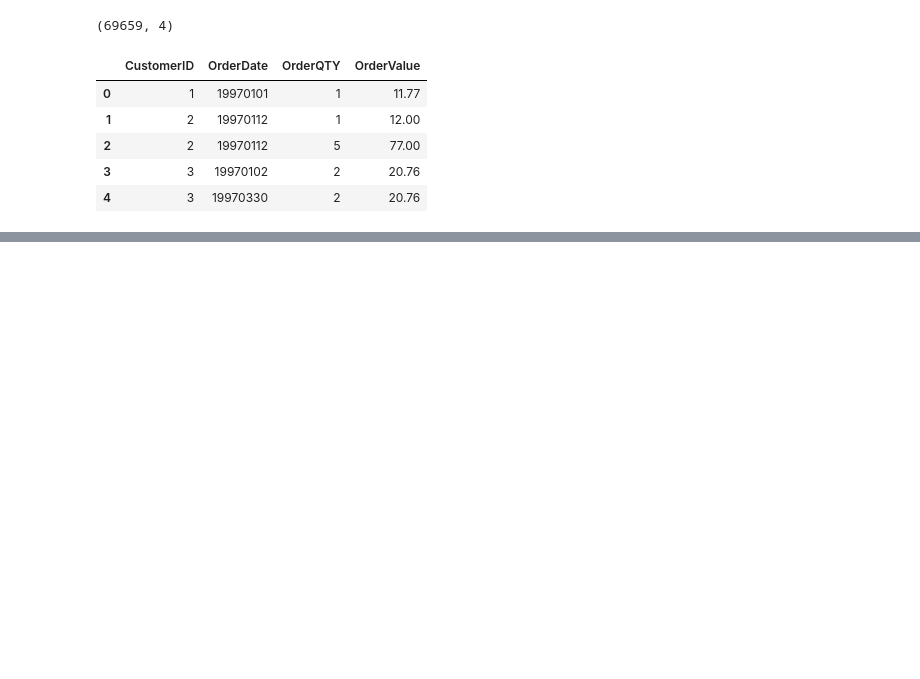
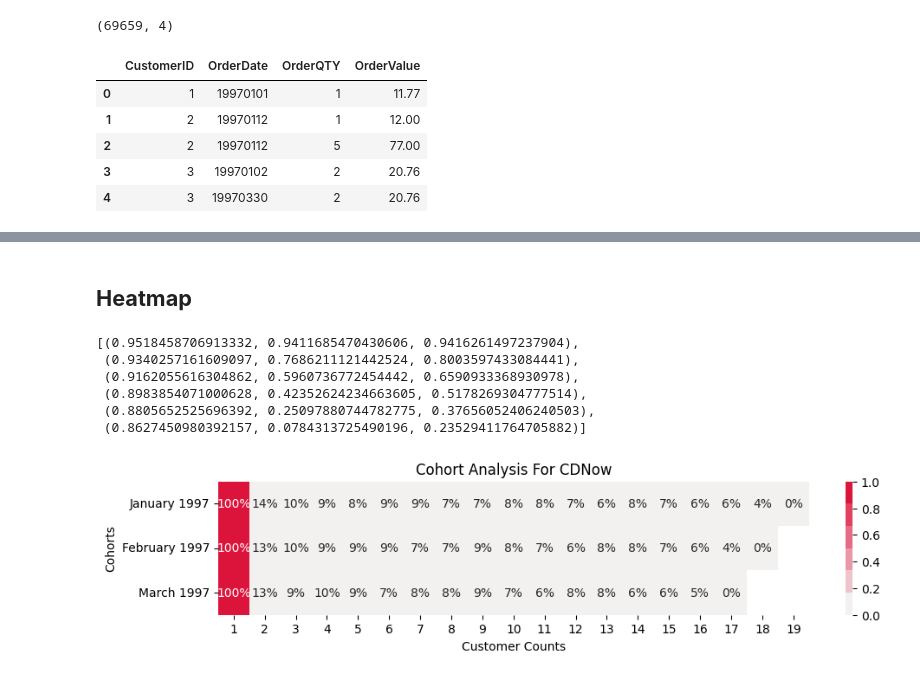
Before and after one commit to akshayyewle/Marketing-Analytics, a Jupyter notebook: 10 CLV Prediction Using Machine Learning/Python Notebook.ipynb, the cells around one changed output, grey strips where cells are left out. Drawn from its saved outputs; the diff is of its cells as text; code cells hidden in the pictures; blank space fills up the shorter version.

```diff
--- a/10 CLV Prediction Using Machine Learning/Python Notebook.ipynb
+++ b/10 CLV Prediction Using Machine Learning/Python Notebook.ipynb
@@ -27,0 +205,3 @@ df.head()
+# %%
+Cohort_Data_Pivot = Cohort_Data.pivot(index='Cohort', columns='Duration', values='Customer_Count')
+Cohort_Data_Pivot
@@ -27,0 +214,4 @@ df.head()
+# %%
+# Change Index From Datetime Format To String
+Cohort_Data_Pivot.index = pd.to_datetime(Cohort_Data_Pivot.index).strftime('%B %Y')
+Cohort_Data_Pivot
@@ -27,0 +224,4 @@ df.head()
+# %%
+# Change Values To Percentage
+Cohort_Data_Pivot_PCT = Cohort_Data_Pivot.divide(Cohort_Data_Pivot.iloc[:,0],axis=0)
+Cohort_Data_Pivot_PCT.head()
@@ -27,0 +234,22 @@ df.head()
+# %% [markdown]
+## **Heatmap**
+# %%
+Color01 =  sns.light_palette('crimson')
+Color01
+# %% [output]
+[(0.9518458706913332, 0.9411685470430606, 0.9416261497237904),
+ (0.9340257161609097, 0.7686211121442524, 0.8003597433084441),
+ (0.9162055616304862, 0.5960736772454442, 0.6590933368930978),
+ (0.8983854071000628, 0.42352624234663605, 0.5178269304777514),
+ (0.8805652525696392, 0.25097880744782775, 0.37656052406240503),
+ (0.8627450980392157, 0.0784313725490196, 0.23529411764705882)]
+# %%
+plt.figure(figsize=(11,2))
+sns.heatmap(Cohort_Data_Pivot_PCT,annot=True,vmin=0,vmax=1,cmap=Color01,fmt='.0%',
+            annot_kws={'size':10})
+plt.title('Cohort Analysis For CDNow')
+plt.xlabel('Customer Counts')
+plt.ylabel('Cohorts')
+plt.show()
+# %% [output]
+[figure, added]
```
Also changed, not shown: parts of 28 cells of this notebook.
